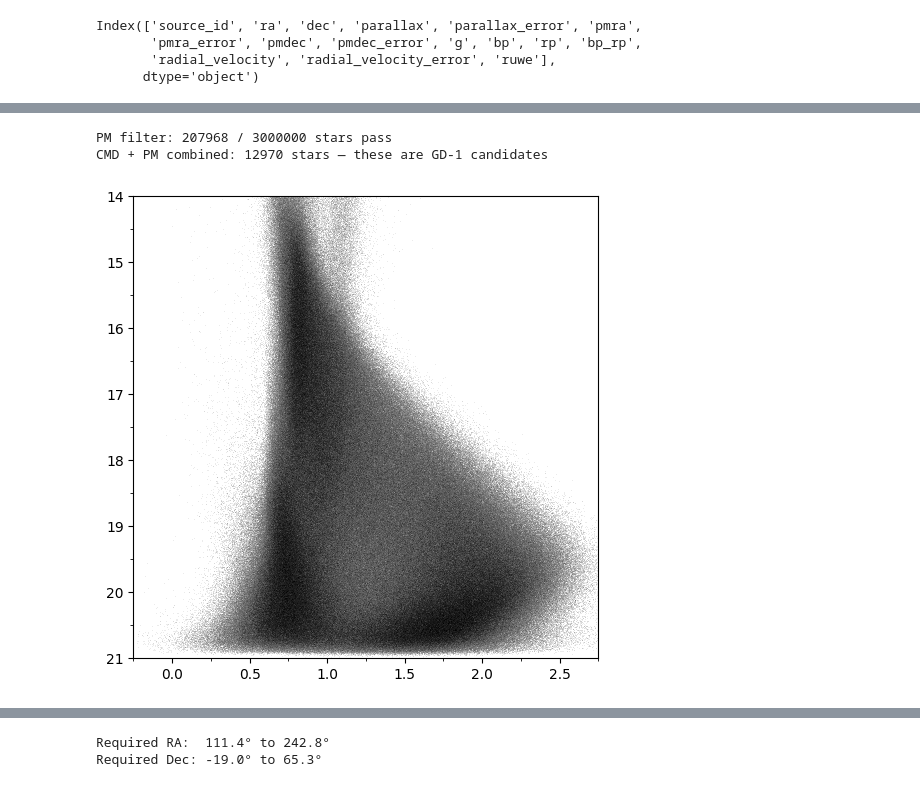
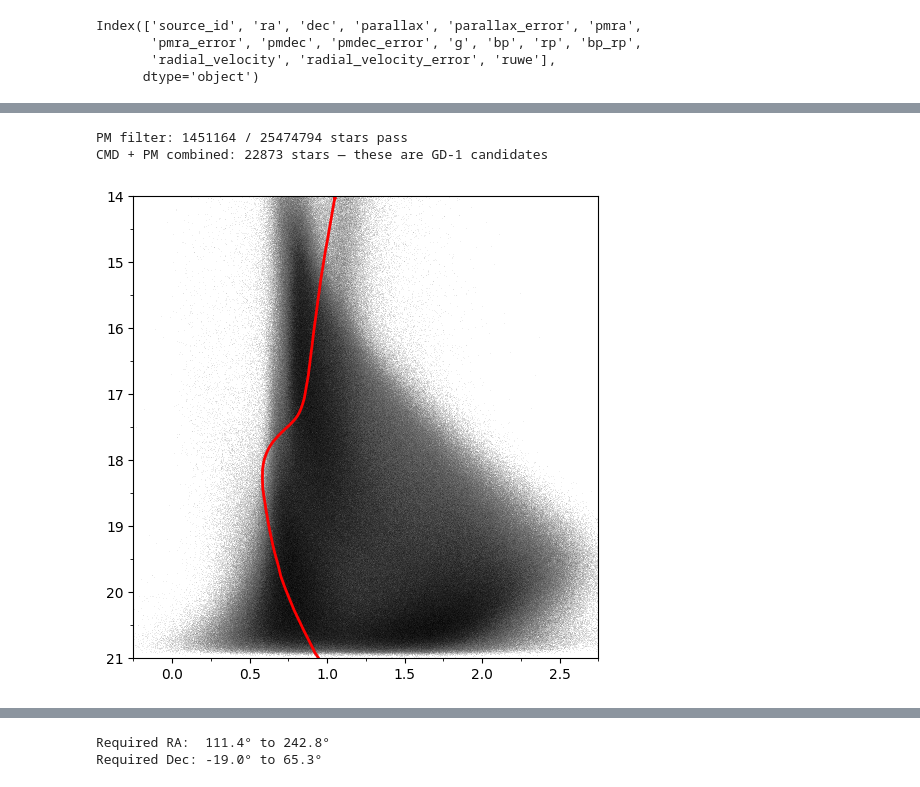
Before and after one commit to ravioli1369/ast5011-project, a Jupyter notebook: extract_stream.ipynb, the cells around one changed output, grey strips where cells are left out. Cells and saved outputs as stored; diff of their text form; code cells hidden in the pictures.

```diff
--- a/extract_stream.ipynb
+++ b/extract_stream.ipynb
@@ -266,7 +285,7 @@ CMD matched filter: 114211 / 3000000 stars pass
 # PM selection box in the stream-aligned frame
 # These values are from Price-Whelan & Bonaca (2018)
 pm_phi1_range = (-15.0, -7.5)  # mas/yr
-pm_phi2_range = (-5.0, 1.0)  # mas/yr
+pm_phi2_range = (-6.0, 0.0)  # mas/yr
 
 pm_mask = (
     (pm_phi1 > pm_phi1_range[0])
@@ -281,27 +300,35 @@ full_mask = cmd_mask & pm_mask
 print(f"PM filter: {pm_mask.sum()} / {len(pm_phi1)} stars pass")
 print(f"CMD + PM combined: {full_mask.sum()} stars — these are GD-1 candidates")
 # %% [output]
-PM filter: 207968 / 3000000 stars pass
-CMD + PM combined: 12970 stars — these are GD-1 candidates
+PM filter: 1451164 / 25474794 stars pass
+CMD + PM combined: 22873 stars — these are GD-1 candidates
 # %%
 bp_rp = raw_data["bp_rp"]
 g_mag = raw_data["g"]
+
+isochrone = pd.read_csv("isochrone.dat", sep=r"\s+", comment="#")
+ms = isochrone[isochrone["label"].isin([1, 2, 3])]
+g_iso = ms["G_fSBmag"]
+bp_rp_iso = ms["G_BPft_fSBmag"] - ms["G_RP_fSBmag"]
+dist_mod = np.log10(8300) * 5 - 5
+g_iso = g_iso + dist_mod
 
 fig, ax = plt.subplots(figsize=(6, 6))
 ax.hist2d(
     bp_rp,
     g_mag,
-    bins=500,
+    bins=1000,
     cmap="Grays",
     norm=mcolors.LogNorm(),
     range=[(-0.25, 2.75), (14, 21)],
 )
+ax.plot(bp_rp_iso, g_iso, color="red", lw=2, label="Isochrone (12 Gyr, [M/H]=-2.2)")
 ax.set_ylim(21, 14)
 ax.set_xlim(-0.25, 2.75)
 ax.xaxis.set_minor_locator(AutoMinorLocator(2))
 ax.yaxis.set_minor_locator(AutoMinorLocator(2))
 # %% [output]
-[figure, old version]
+[figure, new version]
 # %%
 fig, ax = plt.subplots(figsize=(7, 6))
 ax.hist2d(
```
Also changed, not shown: parts of 7 cells of this notebook.
